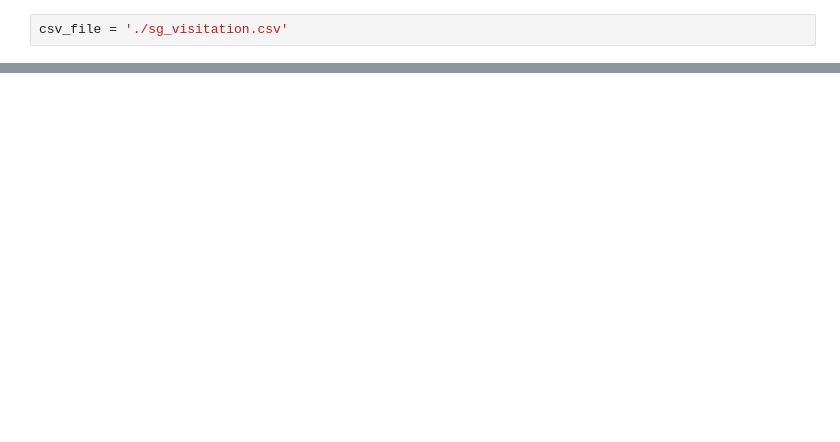
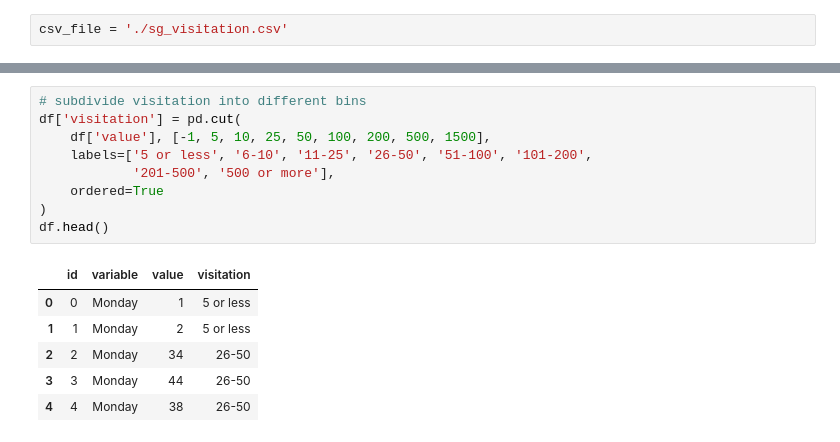
Before and after one commit to chjch/DLA2022_MatchSafeGraph, a Jupyter notebook: 5. sg_visitation_visualization.ipynb, the cells around one changed output, grey strips where cells are left out. Saved outputs shown, nothing was run; the diff lists cells and outputs as text; blank space fills up the shorter version.

```diff
--- a/5. sg_visitation_visualization.ipynb
+++ b/5. sg_visitation_visualization.ipynb
@@ -53,0 +94,16 @@ fig.show()
+# %%
+# subdivide visitation into different bins
+df['visitation'] = pd.cut(
+    df['value'], [-1, 5, 10, 25, 50, 100, 200, 500, 1500],
+    labels=['5 or less', '6-10', '11-25', '26-50', '51-100', '101-200',
+            '201-500', '500 or more'],
+    ordered=True
+)
+df.head()
+# %% [output]
+|  | id | variable | value | visitation |
+| 0 | 0 | Monday | 1 | 5 or less |
+| 1 | 1 | Monday | 2 | 5 or less |
+| 2 | 2 | Monday | 34 | 26-50 |
+| 3 | 3 | Monday | 44 | 26-50 |
+| 4 | 4 | Monday | 38 | 26-50 |
```
Also changed, not shown: parts of 25 cells of this notebook, 2 other files.
